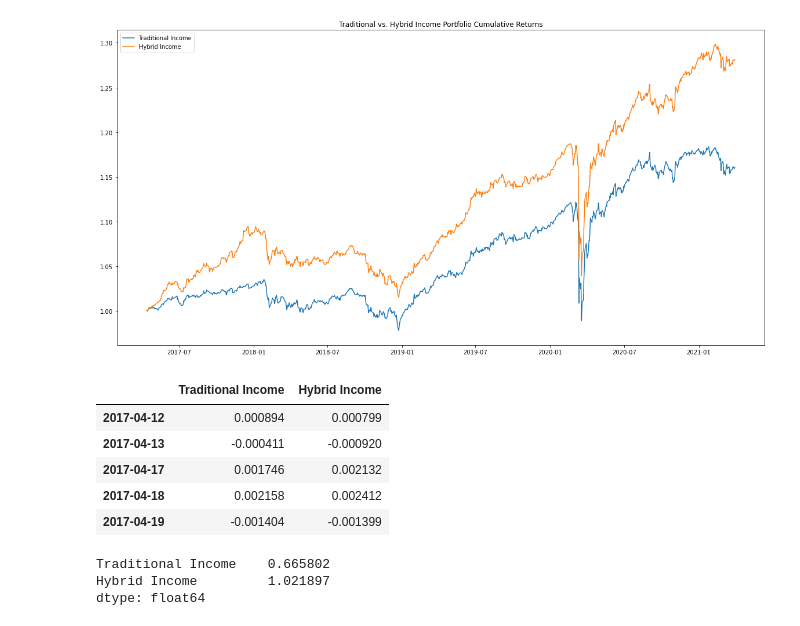
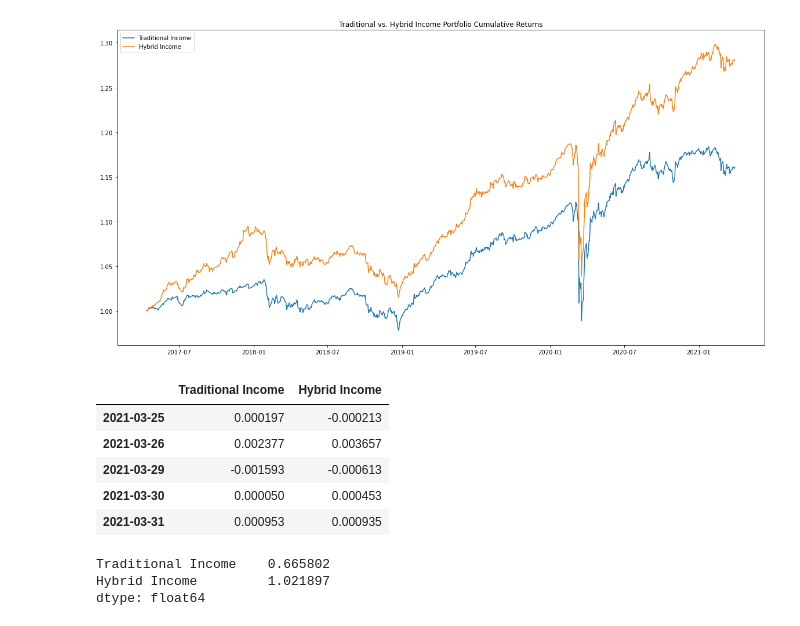
Before and after one commit to hammer888-tech/Project_1, a Jupyter notebook: Project_1B.ipynb, the cells around one changed output. Drawn from its saved outputs; the diff is of its cells as text; code cells hidden in the pictures.

```diff
--- a/Project_1B.ipynb
+++ b/Project_1B.ipynb
@@ -235,16 +236,16 @@ thi_cumulative_returns.plot(figsize=(20,10), title = "Traditional vs. Hybrid Inc
 # %%
 #Combine Traditional and Hybrid Income Dataframes
 thi_returns = pd.concat([ti_weighted, hi_weighted], axis="columns", join="inner")
 columns = ["Traditional Income", "Hybrid Income"]
 thi_returns.columns = columns
-thi_returns.head()
+thi_returns.tail()
 # %% [output]
 |  | Traditional Income | Hybrid Income |
-| 2017-04-12 | 0.000894 | 0.000799 |
-| 2017-04-13 | -0.000411 | -0.000920 |
-| 2017-04-17 | 0.001746 | 0.002132 |
-| 2017-04-18 | 0.002158 | 0.002412 |
-| 2017-04-19 | -0.001404 | -0.001399 |
+| 2021-03-25 | 0.000197 | -0.000213 |
+| 2021-03-26 | 0.002377 | 0.003657 |
+| 2021-03-29 | -0.001593 | -0.000613 |
+| 2021-03-30 | 0.000050 | 0.000453 |
+| 2021-03-31 | 0.000953 | 0.000935 |
 # %%
 #Calculate Sharpe Ratios on Traditional and Hybrid Income Portfolios
 thi_sharpe_ratios = (thi_returns.mean() * 252) / (thi_returns.std() * np.sqrt(252))
```
Also changed, not shown: parts of 10 cells of this notebook.
